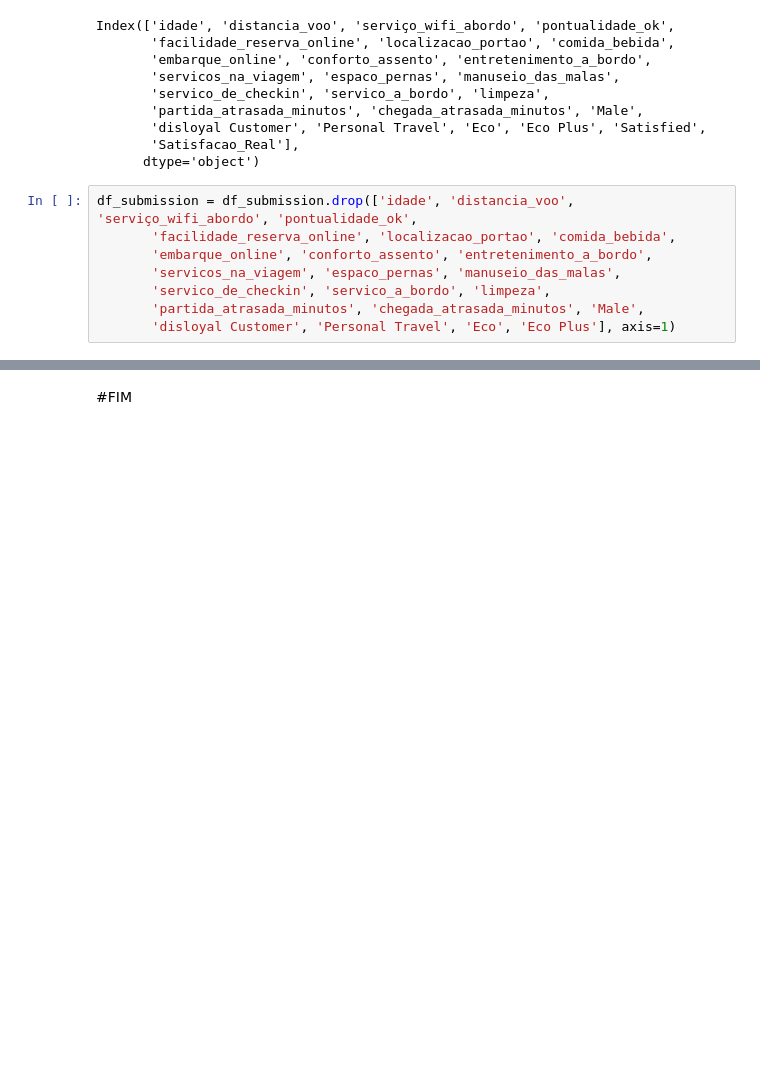
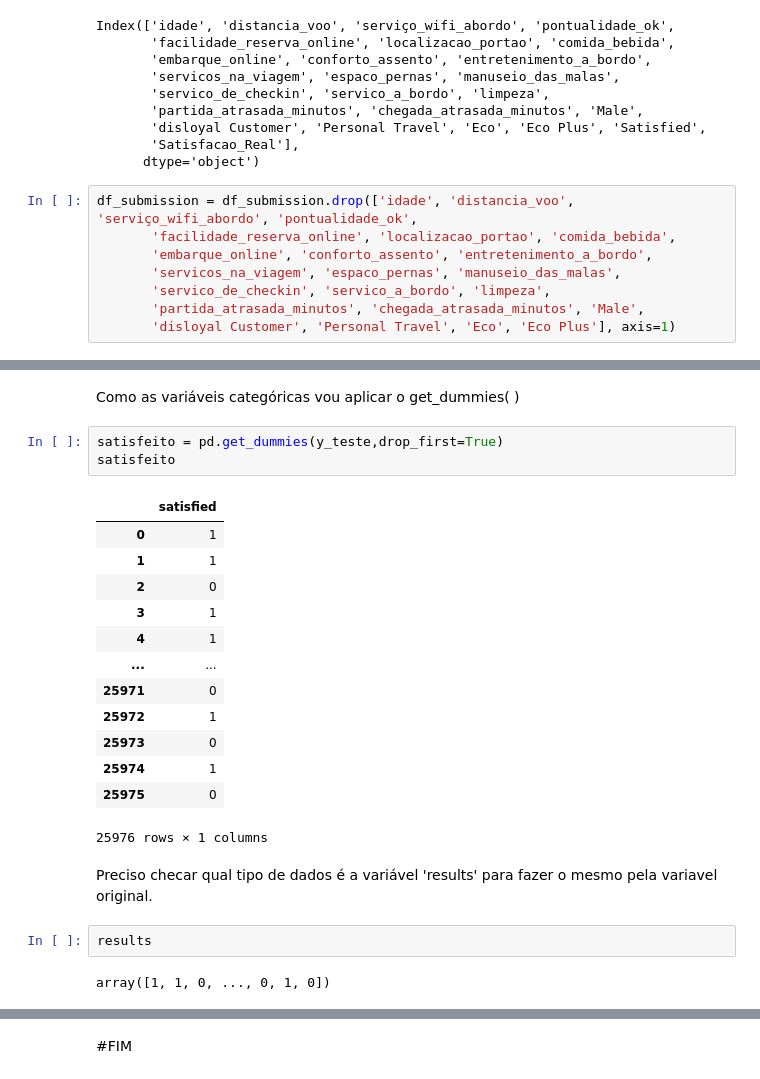
Before and after one commit to Latamila/Airline_Passenger_Satisfaction, a Jupyter notebook: Airline_Passenger_Satisfaction_ypnb.ipynb, the cells around one changed output, grey strips where cells are left out. Cells and saved outputs as stored; diff of their text form; blank space fills up the shorter version.

```diff
--- a/Airline_Passenger_Satisfaction_ypnb.ipynb
+++ b/Airline_Passenger_Satisfaction_ypnb.ipynb
@@ -1898,0 +1923,25 @@ df_submission.to_csv('submission.csv', index=False)
+# %% [markdown]
+Como as variáveis categóricas vou aplicar o get_dummies( )
+# %%
+satisfeito = pd.get_dummies(y_teste,drop_first=True)
+satisfeito
+# %% [output]
+|  | satisfied |
+| 0 | 1 |
+| 1 | 1 |
+| 2 | 0 |
+| 3 | 1 |
+| 4 | 1 |
+| ... | ... |
+| 25971 | 0 |
+| 25972 | 1 |
+| 25973 | 0 |
+| 25974 | 1 |
+| 25975 | 0 |
+25976 rows × 1 columns
+# %% [markdown]
+Preciso checar qual tipo de dados é a variável 'results' para fazer o mesmo pela variavel original.
+# %%
+results
+# %% [output]
+array([1, 1, 0, ..., 0, 1, 0])
```
Also changed, not shown: parts of 9 cells of this notebook.
